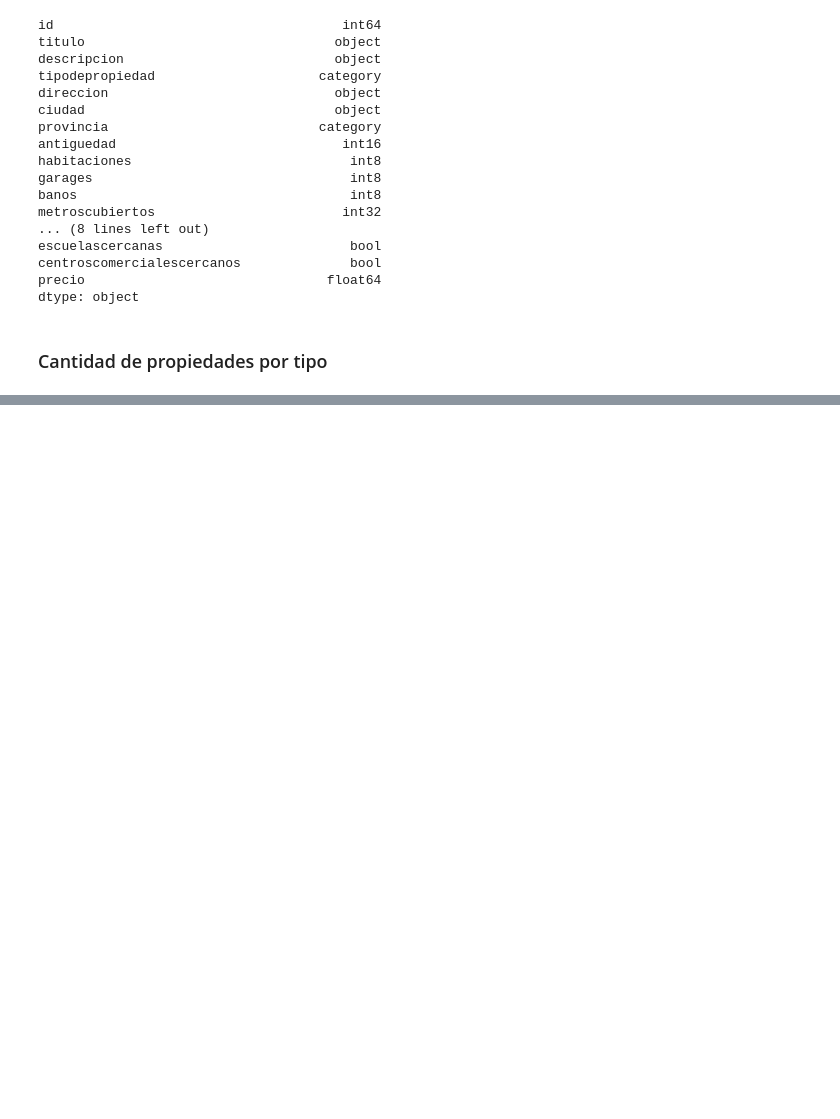
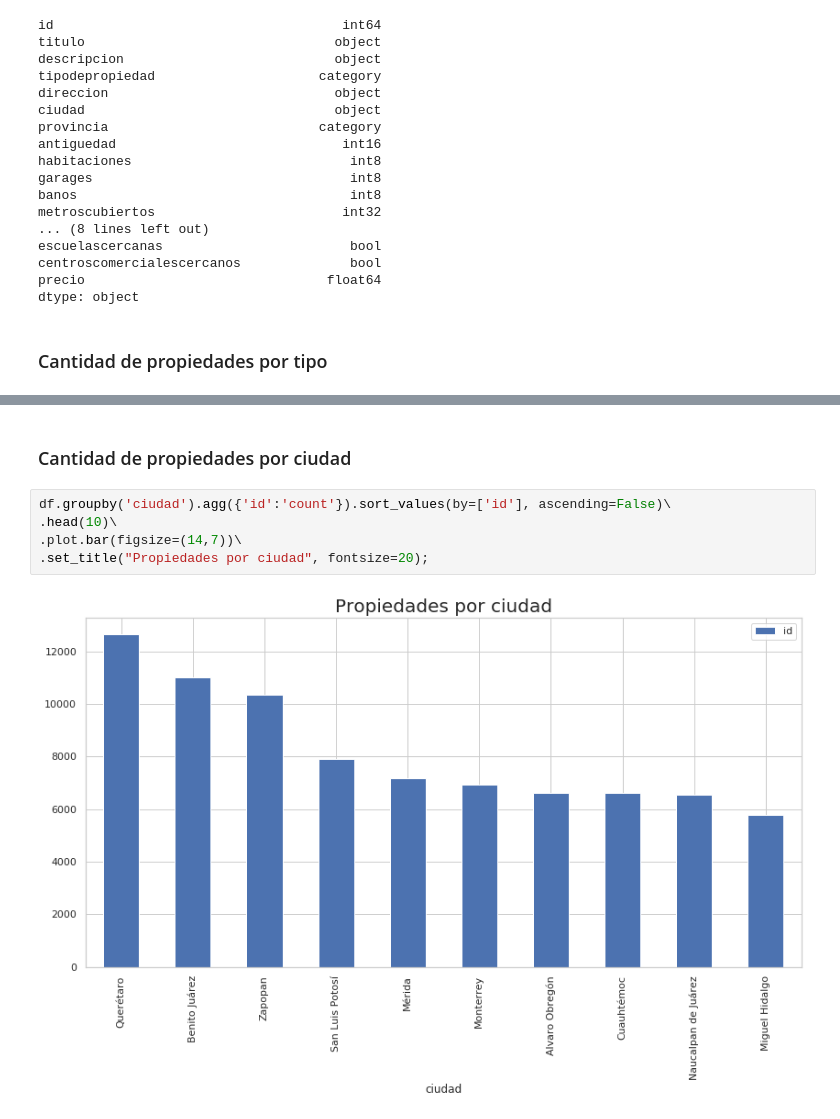
Before and after one commit to alepenaa94/Datos1-2C-2019, a Jupyter notebook: DATOS.ipynb, the cells around one changed output, grey strips where cells are left out. Cells and saved outputs as stored; diff of their text form; blank space fills up the shorter version.

```diff
--- a/DATOS.ipynb
+++ b/DATOS.ipynb
@@ -353,0 +363,9 @@ df.groupby('tipodepropiedad').agg({'id':'count'}).sort_values(by=['id'], ascendi
+# %% [markdown]
+### Cantidad de propiedades por ciudad
+# %%
+df.groupby('ciudad').agg({'id':'count'}).sort_values(by=['id'], ascending=False)\
+.head(10)\
+.plot.bar(figsize=(14,7))\
+.set_title("Propiedades por ciudad", fontsize=20);
+# %% [output]
+[figure, added]
```
Also changed, not shown: parts of 3 cells of this notebook.
